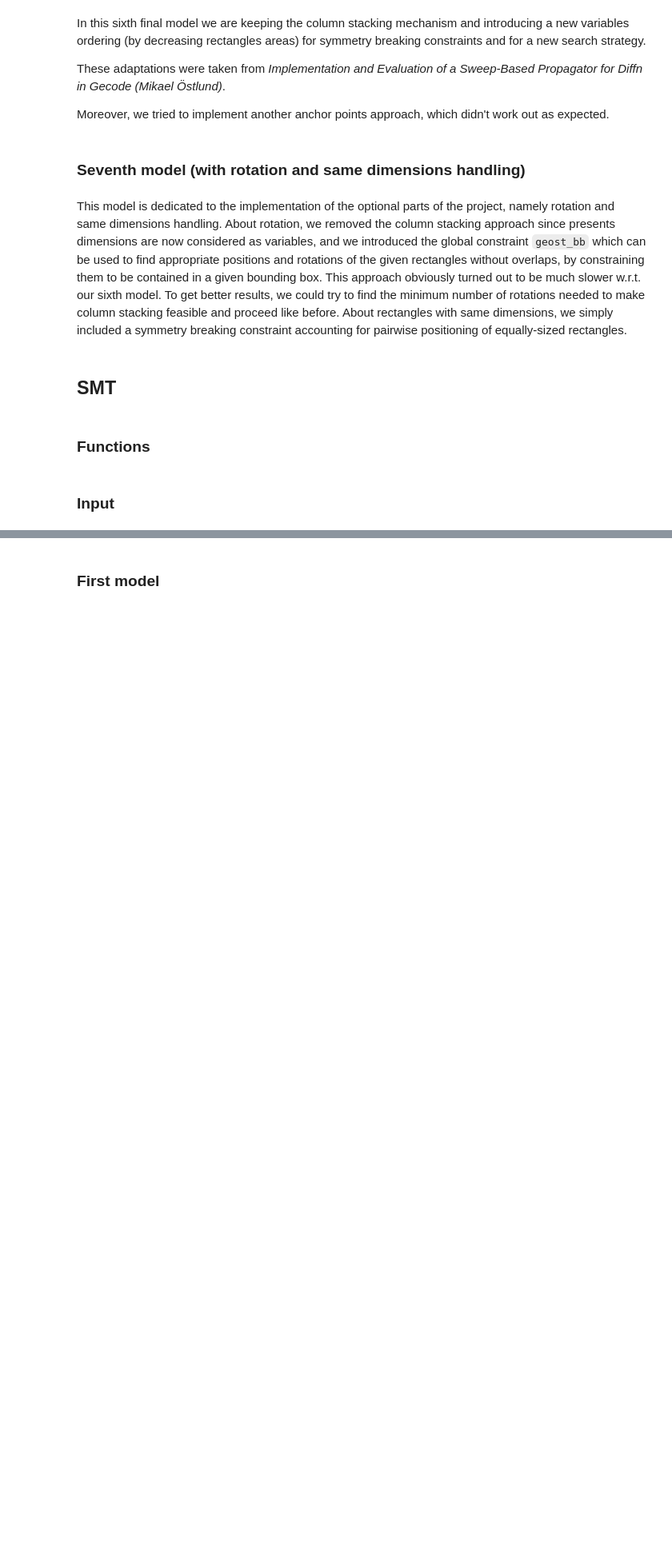
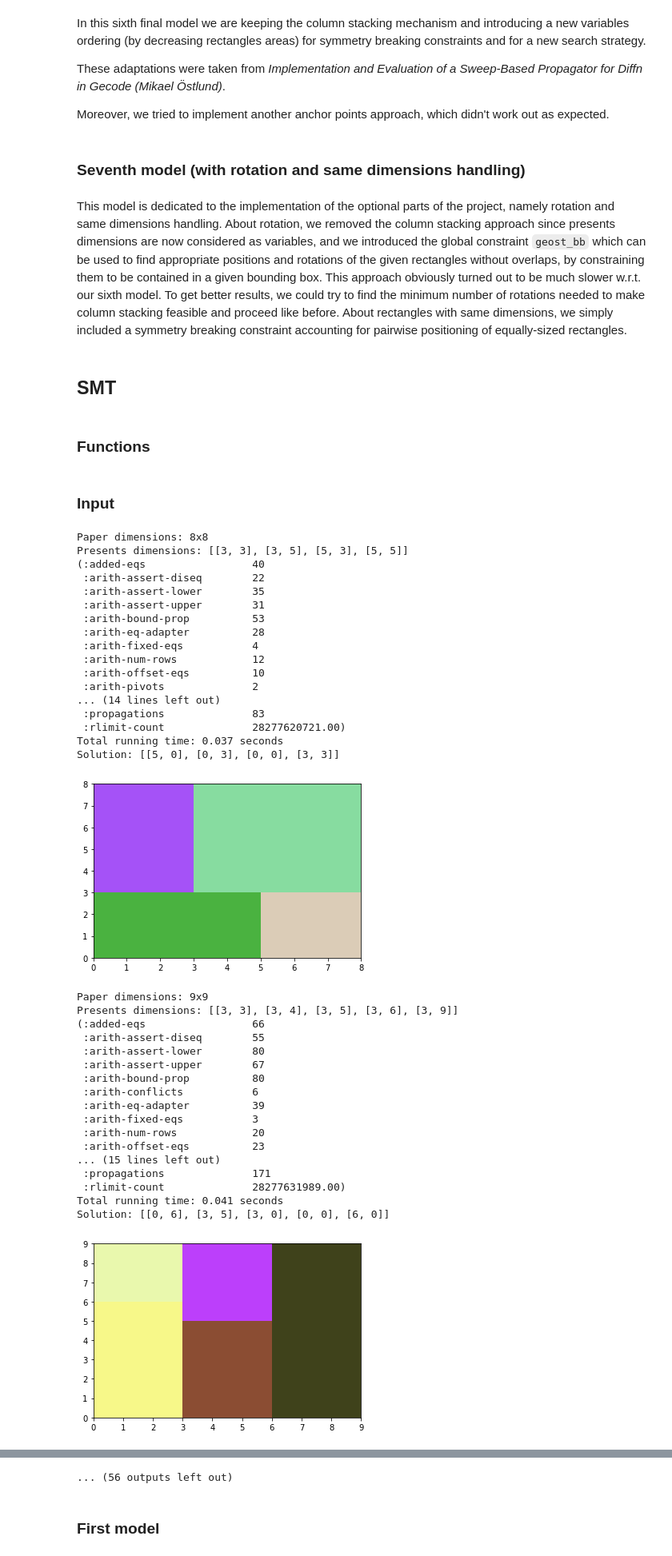
Before and after one commit to LeoCalbi/present-wrapping, a Jupyter notebook: pwp.ipynb, the cells around one changed output, grey strips where cells are left out. Shown at 80% size. Drawn from its saved outputs; the diff is of its cells as text; code cells hidden in the pictures; blank space fills up the shorter version.

Commit message:
add every smt output

```diff
--- a/pwp.ipynb
+++ b/pwp.ipynb
@@ -1161,35 +1177,72 @@ def z3_cumulative(s, d, r, b, ls, us):
 # %% [markdown]
 ### Input
 # %%
-instance = 22
-min_instance, max_instance = 25, 40
+instance = None
+min_instance, max_instance = 8, 40
 # %%
 times = []
 instances = []
 if instance is not None:
     min_instance, max_instance = instance, instance
 for i in range(min_instance, max_instance + 1):
     current_instance = f"{i}x{i}"
     path = f"instances/{current_instance}.txt"
     w_paper, h_paper, n, presents = read_input(path)
     print(f"Paper dimensions: {current_instance}")
     print(f"Presents dimensions: {presents}")
     start_time = time()
     bl_corners, model = smt_v1(w_paper, h_paper, n, presents)
     model.check()
     end_time = time()
     total_time = end_time - start_time
     assignment = model.model()
     bl_corners = [[assignment[bl_corners[i][0]].as_long(), assignment[bl_corners[i][1]].as_long()] for i in range(n)]
     print(model.statistics())
     print(f"Total running time: {round(total_time, 3)} seconds")
     if bl_corners:
         solution = {'bl_corners': bl_corners}
         show_solutions(w_paper, h_paper, n, presents, solution, model='smt')
-        instances.append(current_instance)
+        instances.append(i)
         times.append(total_time)
     print()
 
 if len(instances) > 1:
     print("Instance size / Running time plot:")
     show_running_times(instances, times)
+# %% [output]
+Paper dimensions: 8x8
+Presents dimensions: [[3, 3], [3, 5], [5, 3], [5, 5]]
+(:added-eqs                 40
+ :arith-assert-diseq        22
+ :arith-assert-lower        35
+ :arith-assert-upper        31
+ :arith-bound-prop          53
+ :arith-eq-adapter          28
+ :arith-fixed-eqs           4
+ :arith-num-rows            12
+ :arith-offset-eqs          10
+ :arith-pivots              2
+... (14 lines left out)
+ :propagations              83
+ :rlimit-count              28277620721.00)
+Total running time: 0.037 seconds
+Solution: [[5, 0], [0, 3], [0, 0], [3, 3]]
+[figure, added]
+Paper dimensions: 9x9
+Presents dimensions: [[3, 3], [3, 4], [3, 5], [3, 6], [3, 9]]
+(:added-eqs                 66
+ :arith-assert-diseq        55
+ :arith-assert-lower        80
+ :arith-assert-upper        67
+ :arith-bound-prop          80
+ :arith-conflicts           6
+ :arith-eq-adapter          39
+ :arith-fixed-eqs           3
+ :arith-num-rows            20
+ :arith-offset-eqs          23
+... (15 lines left out)
+ :propagations              171
+ :rlimit-count              28277631989.00)
+Total running time: 0.041 seconds
+Solution: [[0, 6], [3, 5], [3, 0], [0, 0], [6, 0]]
+[figure, added]
@@ -1196,3 +1321,4 @@ if len(instances) > 1:
+... (56 outputs left out)
 # %% [markdown]
 ### First model
 # %%
```
Also changed, not shown: parts of 3 cells of this notebook, 33 other files.
